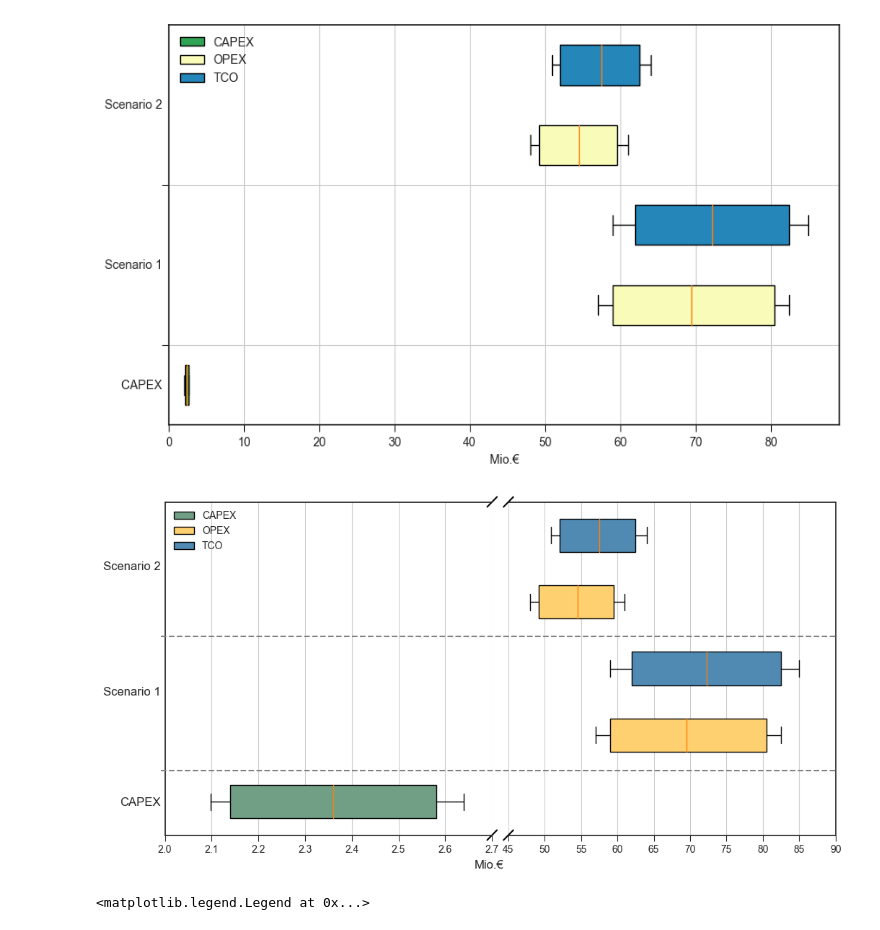
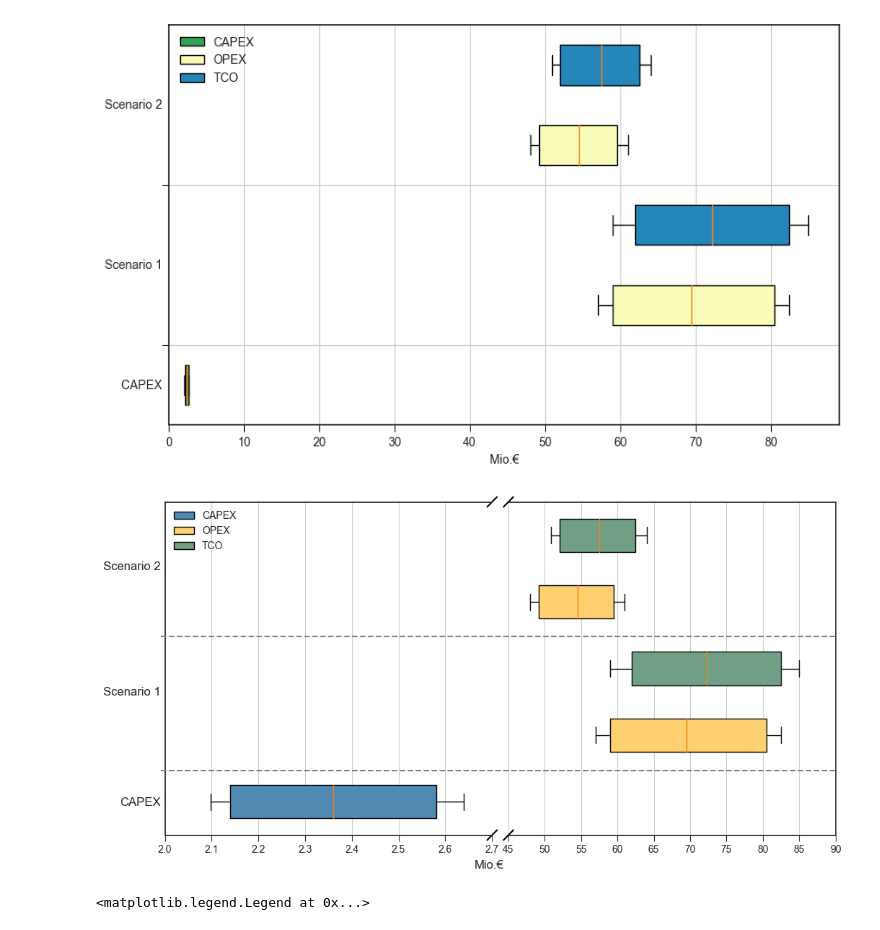
Before and after one commit to LCC-Tool/LCC_Tool_5MW-PEMWE, a Jupyter notebook: LCC_tool.ipynb, the cells around one changed output. Drawn from its saved outputs; the diff is of its cells as text; code cells hidden in the pictures.

```diff
--- a/LCC_tool.ipynb
+++ b/LCC_tool.ipynb
@@ -1948,12 +1950,12 @@ bp1 = ax1.boxplot(data1, vert=False, patch_artist=True)
 bp2 = ax2.boxplot(data2, vert=False, patch_artist=True)
 
 # Setting colors for the boxes in ax1
-colors1 = [(113/255, 159/255, 133/255)] * 5  # CAPEX color for all boxes
+colors1 = [(80/255, 138/255, 178/255)] * 5  # CAPEX color for all boxes
 for box, color in zip(bp1['boxes'], colors1):
     box.set(facecolor=color)
 
 # Setting colors for the boxes in ax2
-colors2 = [(255/255, 255/255, 255/255), (255/255, 208/255, 111/255), (80/255, 138/255, 178/255), (255/255, 208/255, 111/255), (80/255, 138/255, 178/255)]
+colors2 = [(255/255, 255/255, 255/255), (255/255, 208/255, 111/255), (113/255, 159/255, 133/255), (255/255, 208/255, 111/255), (113/255, 159/255, 133/255)]
 for box, color in zip(bp2['boxes'], colors2):
     box.set(facecolor=color)
 
@@ -1980,36 +1982,36 @@ ax2.plot((-d, +d), (1 - d, 1 + d), **kwargs)  # bottom-left diagonal
 ax2.plot((-d, +d), (-d, +d), **kwargs)  # top-left diagonal
 
 # Adding horizontal lines between ax1 and ax2
 line_y = 0.26  # y-coordinate for the line
 line_color = 'gray'
 line_style = '--'
 fig.add_artist(plt.Line2D([0.12, 0.9], [line_y, line_y], transform=fig.transFigure, color=line_color, linestyle=line_style))
 
 # Adding horizontal lines between ax2 and ax3
 line_y = 0.57  # y-coordinate for the line
 fig.add_artist(plt.Line2D([0.12, 0.9], [line_y, line_y], transform=fig.transFigure, color=line_color, linestyle=line_style))
 
 # Set legend
 legend_elements = [
-    Patch(facecolor=(113/255, 159/255, 133/255), edgecolor='black', label='CAPEX'),
+    Patch(facecolor=(80/255, 138/255, 178/255), edgecolor='black', label='CAPEX'),
     Patch(facecolor=(255/255, 208/255, 111/255), edgecolor='black', label='OPEX'),
-    Patch(facecolor=(80/255, 138/255, 178/255), edgecolor='black', label='TCO')
+    Patch(facecolor=(113/255, 159/255, 133/255), edgecolor='black', label='TCO')
 ]
 ax1.legend(handles=legend_elements, loc='upper left')
 
 # Adding labels using fig.text() to position them relative to the figure
 fig.text(0.5,0.04, 'Mio.€', ha='center', va='center', fontsize=12)
 
 fig.text(0.12, 0.185, 'CAPEX', ha='right', va='center', fontsize=12)
 fig.text(0.12, 0.44, 'Scenario 1', ha='right', va='center', fontsize=12)
 fig.text(0.12, 0.73, 'Scenario 2', ha='right', va='center', fontsize=12)
 
 # Show plot
 ax1.grid(True)
 ax2.grid(True)
 plt.show()
 # %% [output]
-[figure, old version]
+[figure, new version]
 # %%
 fig.legend(handles=legend_elements, loc='upper left')
 # %% [output]
```
Also changed, not shown: parts of 14 cells of this notebook.
